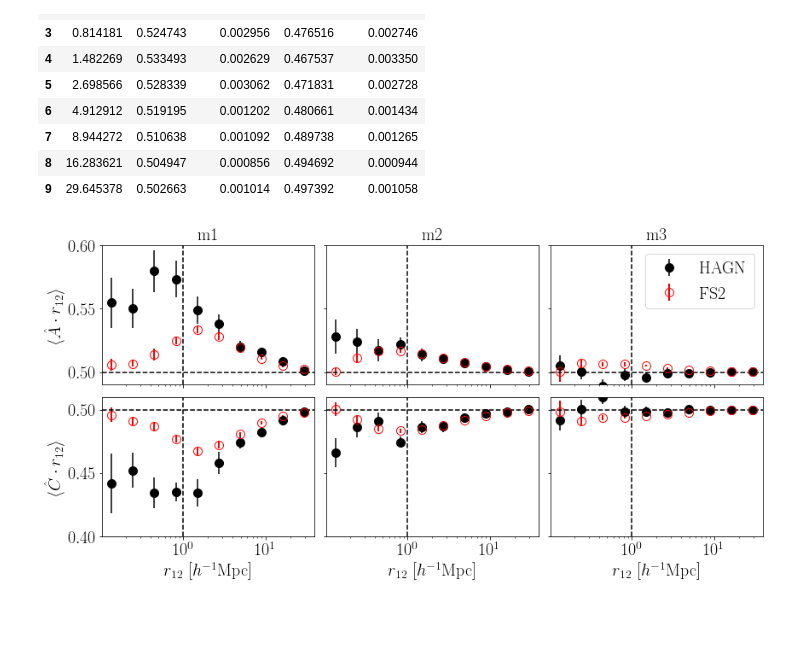
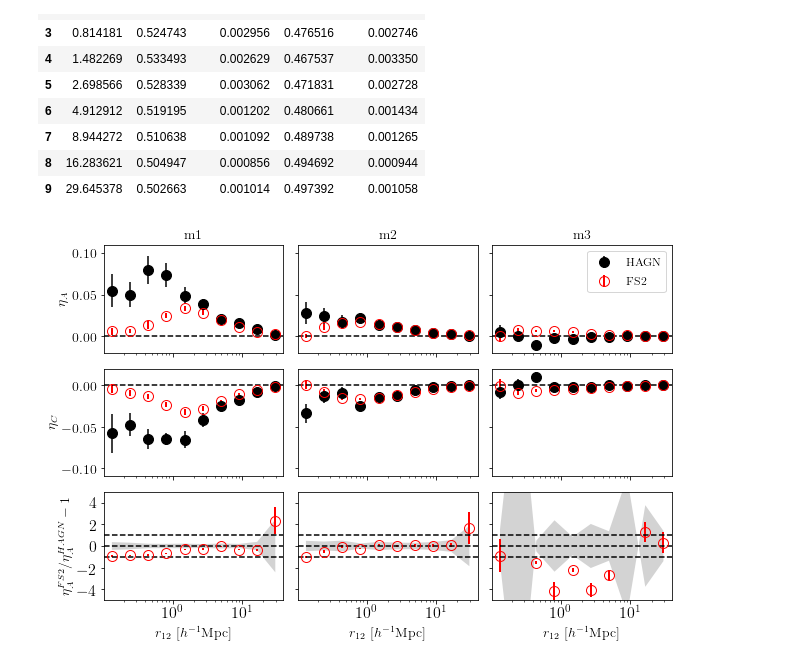
Before and after one commit to flediak/Euclid_IA_KP_paper0, a Jupyter notebook: notebooks/plot_correlations.ipynb, the cells around one changed output. Cells and saved outputs as stored; diff of their text form; code cells hidden in the pictures; blank space fills up the shorter version.

Commit message:
added relative deviations to eta plot

```diff
--- a/notebooks/plot_correlations.ipynb
+++ b/notebooks/plot_correlations.ipynb
@@ -383,11 +383,11 @@ corr_hagn['hagn-z1p0m1']
 # %%
 Ncol = len(corr_hagn)
 
-fig, ax = plt.subplots(2,Ncol,figsize=(12,6), sharex=True, sharey='row')
+fig, ax = plt.subplots(3,Ncol,figsize=(9,6), sharex=True, sharey='row', gridspec_kw={'height_ratios': [3, 3, 3]})
 
-plt.subplots_adjust(wspace=0.1, hspace=0.1)
+plt.subplots_adjust(wspace=0.1, hspace=0.2)
 
-fontsize=20
+fontsize=14
 plt.rc('font', family='serif')
 plt.rc('xtick', labelsize=16)
 plt.rc('ytick', labelsize=16)
@@ -408,52 +408,74 @@ col = 0
 
 for i in range(Ncol):
 
-  ax[0,i].errorbar(corr_ref[i].r, corr_ref[i].r12_v1a, corr_ref[i].r12_v1a_std, c='k', marker='o', ms=10, ls='', label='HAGN')
-  ax[1,i].errorbar(corr_ref[i].r, corr_ref[i].r12_v1b, corr_ref[i].r12_v1b_std, c='k', marker='o', ms=10, ls='', label='HAGN')
+  #FS2
+  ax[0,i].errorbar(corr_ref[i].r, corr_ref[i].r12_v1a-0.5, corr_ref[i].r12_v1a_std, c='k', marker='o', ms=10, ls='', label='HAGN')
+  ax[1,i].errorbar(corr_ref[i].r, corr_ref[i].r12_v1b-0.5, corr_ref[i].r12_v1b_std, c='k', marker='o', ms=10, ls='', label='HAGN')
 
-  ax[0,i].errorbar(corr[i].r, corr[i].r12_v1a, corr[i].r12_v1a_std, c='r', marker='o', lw=2, ms=10, fillstyle='none', ls='', label='FS2')
-  ax[1,i].errorbar(corr[i].r, corr[i].r12_v1b, corr[i].r12_v1b_std, c='r', marker='o', lw=2, ms=10, fillstyle='none', ls='', label='FS2')
+  #HAGN
+  ax[0,i].errorbar(corr[i].r, corr[i].r12_v1a-0.5, corr[i].r12_v1a_std, c='r', marker='o', lw=2, ms=10, fillstyle='none', ls='', label='FS2')
+  ax[1,i].errorbar(corr[i].r, corr[i].r12_v1b-0.5, corr[i].r12_v1b_std, c='r', marker='o', lw=2, ms=10, fillstyle='none', ls='', label='FS2')
 
 
-ax[0,0].set_ylabel(r'$\langle \hat A \cdot r_{12} \rangle$',fontsize=fontsize)
-ax[1,0].set_ylabel(r'$\langle \hat C \cdot  r_{12} \rangle$',fontsize=fontsize)
+  #FS2 / HAGN - 1
+  ax[2,i].fill_between(
+                    corr_ref[i].r,
+                    -corr_ref[i].r12_v1a_std / (corr_ref[i].r12_v1a-0.5),
+                    corr_ref[i].r12_v1a_std / (corr_ref[i].r12_v1a-0.5),
+                    facecolor='lightgrey', interpolate=True)
 
+  ax[2,i].errorbar(
+      corr[i].r,
+      (corr[i].r12_v1a-0.5) / (corr_ref[i].r12_v1a-0.5) - 1,
+      (corr[i].r12_v1a_std) / (corr_ref[i].r12_v1a-0.5),
+      c='r', marker='o', lw=2, ms=10, fillstyle='none', ls='', label='FS2')
+
+ax[0,0].set_ylabel(r'$\eta_A$',fontsize=fontsize)
+ax[1,0].set_ylabel(r'$\eta_C$',fontsize=fontsize)
+ax[2,0].set_ylabel(r'$\eta_A^{FS2} / \eta_A^{HAGN}-1$',fontsize=14)
 
 #============ config ===========
 
 titles = ['m1', 'm2', 'm3']
 
+
+# set y-tics
+ax[0,0].set_yticks(np.arange(-0.2, 0.2, step=0.05))#top row
+ax[1,0].set_yticks(np.arange(-0.2, 0.2, step=0.05))#top row
+ax[2,0].set_yticks(np.arange(-6, 6, step=2))#central row
+
+
 for i in range(Ncol):
+
 
     ax[0,i].set_title(titles[i], fontsize = fontsize)
 
-    ax[1,i].set_xlabel(r'$r_{12} \ [h^{-1} \textrm{Mpc}]$', fontsize = fontsize)
+    ax[-1,i].set_xlabel(r'$r_{12} \ [h^{-1} \textrm{Mpc}]$', fontsize = fontsize)
 
-    ax[0,i].set_ylim(0.49,0.6)
-    ax[1,i].set_ylim(0.4,0.51)
+    ax[0,i].set_ylim(-0.02,0.11)
+    ax[1,i].set_ylim(-0.11,0.02)
+    ax[2,i].set_ylim(-5,5)
+
+    ax[2,i].axhline(y=-1, c='k', ls='--')
+    ax[2,i].axhline(y=1, c='k', ls='--')
+
+    for j in range(3):
+        ax[j,i].axhline(y=0.0, c='k', linestyle='--')
 
     for j in range(2):
         ax[j,i].set_xscale('log')
-        #ax[j,i].set_yscale('log')
         ax[j,i].tick_params(axis='both',labelsize=fontsize)
-        ax[j,i].axhline(y=0.5, c='k', linestyle='--')
 
-        #ax[j,i].axvline(x=0.2, c='b', ls='-')
-        #ax[j,i].axvline(x=0.5, c='b', ls='--')
-        #ax[j,i].axvline(x=1.0, c='b', ls='-')
+ax[0,-1].legend(loc='upper right', fontsize = 12)
 
-        ax[j,i].axvline(x=1.0, c='k', ls='--')
-        #ax[j,i].axvline(x=40.0, c='r', ls='-')
-
-ax[0,-1].legend(loc='upper right', fontsize = fontsize)
 
 plt.tight_layout()
 plt.savefig('eta_fs2_vs_hagn.pdf', bbox_inches='tight',transparent=False, pad_inches=0.2)
 plt.show()
 
 plt.show()
 # %% [output]
-[figure, old version]
+[figure, new version]
 # %%
 files.download("eta_fs2_vs_hagn.pdf")
 # %% [output]
```
Also changed, not shown: parts of 7 cells of this notebook.
